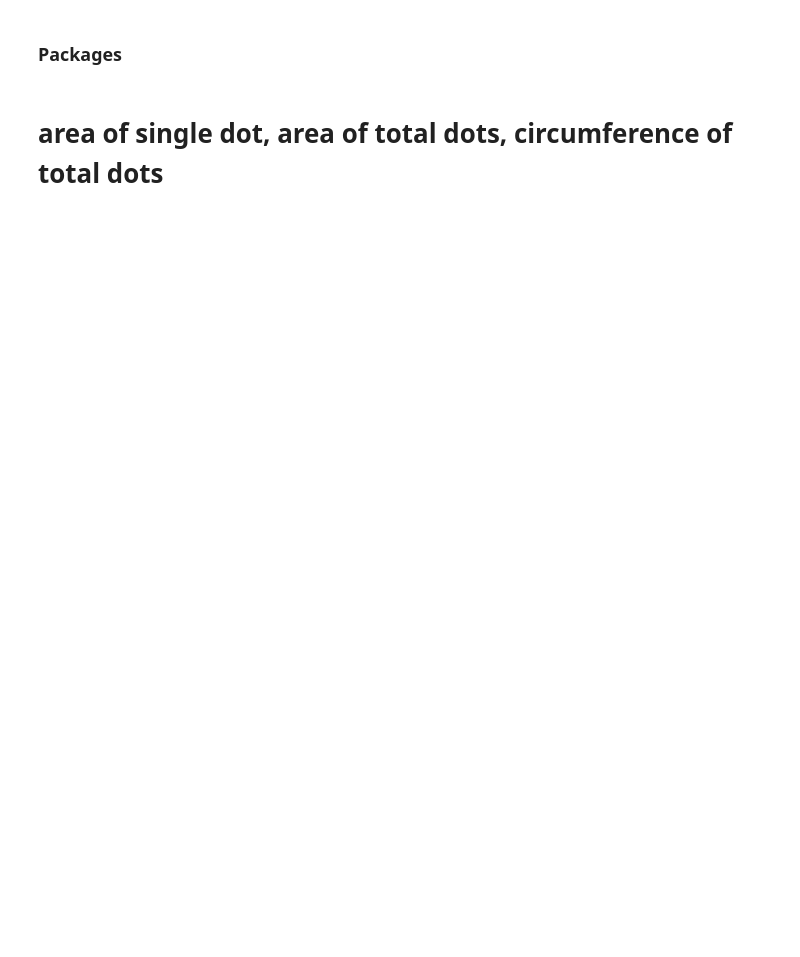
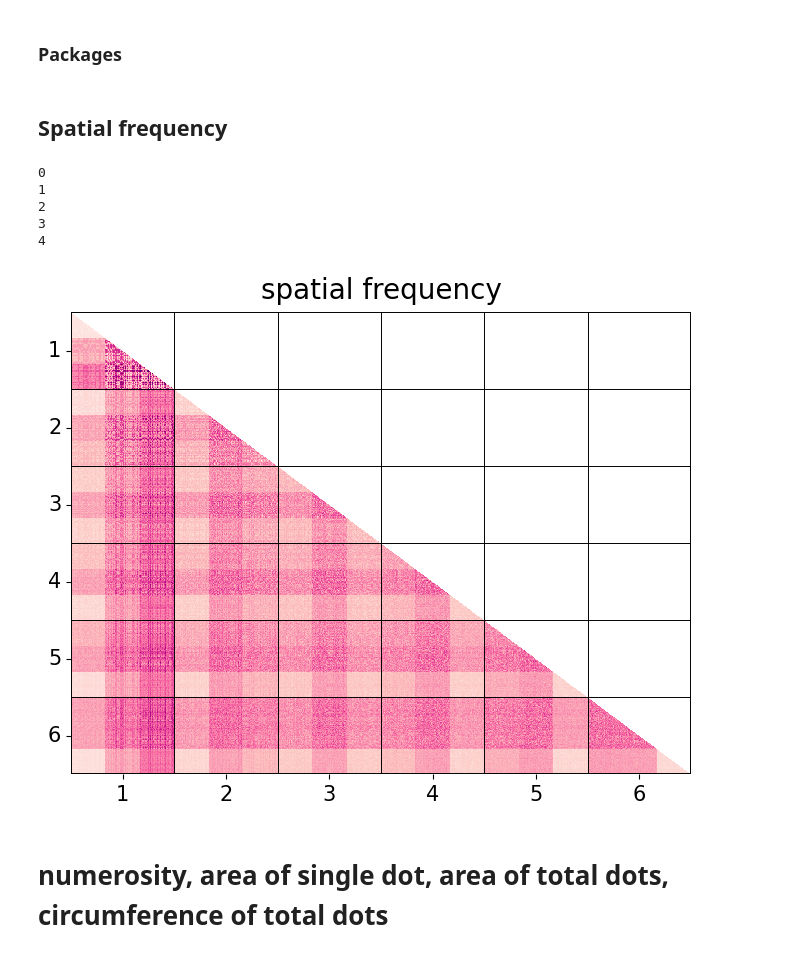
Before and after one commit to KazukiMaruo/2025_MINT, a Jupyter notebook: code/1st-level/1_rdm_generator.ipynb, the cells around one changed output. Cells and saved outputs as stored; diff of their text form; code cells hidden in the pictures; blank space fills up the shorter version.

```diff
--- a/code/1st-level/1_rdm_generator.ipynb
+++ b/code/1st-level/1_rdm_generator.ipynb
@@ -11,0 +14,2 @@ import json
+# %% [markdown]
+## Spatial frequency
@@ -11,0 +66,22 @@ import json
+# %%
+# Custom sort function based on 'numerosity'
+def sort_by_numerosity(key):
+    # Split the key and find the 'numerosity' part
+    parts = key.split('_')
+    for i, part in enumerate(parts):
+        if part == 'numerosity':
+            return int(parts[i + 1])  # Extract the number after 'numerosity'
+    return 0
+
+sorted_images = dict(sorted(images.items(), key=lambda item: sort_by_numerosity(item[0])))
+# Convert dictionary keys to a list
+keys_list = list(sorted_images.keys())
+keys_list[1]
+for i in range(5):
+    print(i)
+# %% [output]
+0
+1
+2
+3
+4
@@ -12,5 +118,43 @@ import json
+# %%
+RDM_spatialF = 1 - RDM
+
+# ~~~~~~~~~~~~~~~~ Save RDM as a NumPy binary file (.npy)
+rsa_image_dict = os.path.join(cwd, 'RDM')
+rdm_path = os.path.join(rsa_image_dict, 'rdm_spatial_frequency.npy')
+np.save(rdm_path, RDM_spatialF)  # Save as .npy
+
+
+# ~~~~~~~~~~~~~~~~ RDM visualization
+# paramters
+mask = np.triu(np.ones_like(RDM, dtype=bool), k=1)  # Create a mask to show only the lower triangle (or upper triangle if desired), # k=1 means keep the lower triangle, excluding the diagonal
+ticks_positions = np.arange((n/6) /2, n, 210).tolist() # Positions in the heatmap corresponding from 1 to 6
+ticks_labels = list(range(1,7)) # Labels for the ranges
+blackline_positions = np.arange(0, n, 210).tolist()
+
+
+image_name = f'rdm_spatial_frequency.png'
+image_path = os.path.join(rsa_image_dict, image_name)
+
+# plot and save the figure
+plt.figure(figsize=(8, 6))
+sns.heatmap(RDM_spatialF, annot=False, cmap="RdPu", cbar=False, mask=mask)
+plt.xticks(ticks=ticks_positions, labels=ticks_labels, rotation=0, fontsize=15)
+plt.yticks(ticks=ticks_positions, labels=ticks_labels, fontsize=15)
+# Draw horizontal black lines
+for _ in blackline_positions:
+    plt.axhline(_, color='black', linewidth=0.7)
+    plt.axvline(_, color='black', linewidth=0.7)
+plt.axhline(y=1257, color='black', linewidth=0.7)
+plt.axvline(x=1259, color='black', linewidth=0.7)
+
+plt.title('spatial frequency', fontsize=20, pad=10)
+plt.savefig(image_path, format='png', bbox_inches='tight', pad_inches=0.2)
+plt.show()
+# ~~~~~~~~~~~~~~~~ RDM visualization ~~~~~~~~~~~~~~~~
+# %% [output]
+[figure, added]
 # %% [markdown]
-# area of single dot, area of total dots, circumference of total dots
+# numerosity, area of single dot, area of total dots, circumference of total dots
 # %%
 # ~~~~~~~~~~~~~ Importing data from param.json
 cwd = os.getcwd() # get current working directory
```
Also changed, not shown: parts of 4 cells of this notebook, 4 other files.
